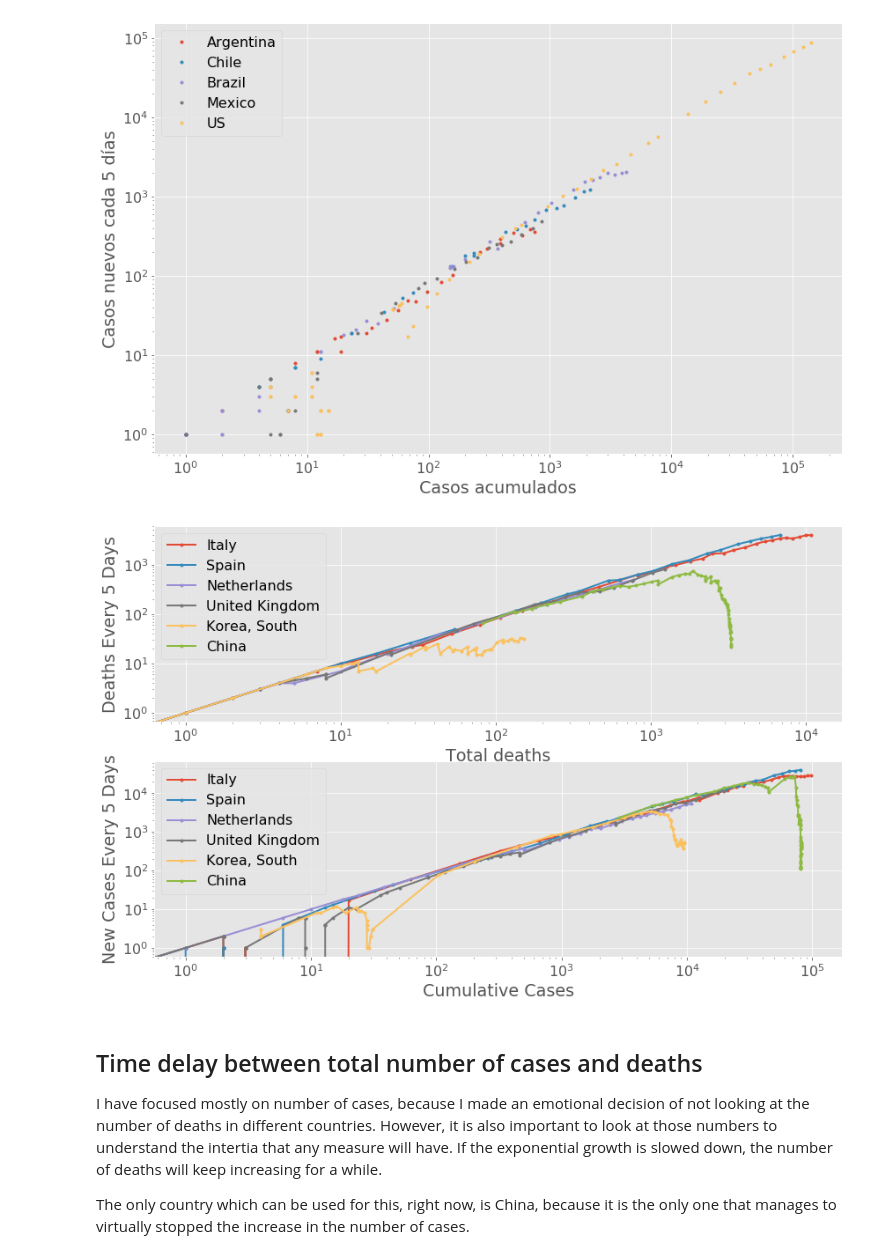
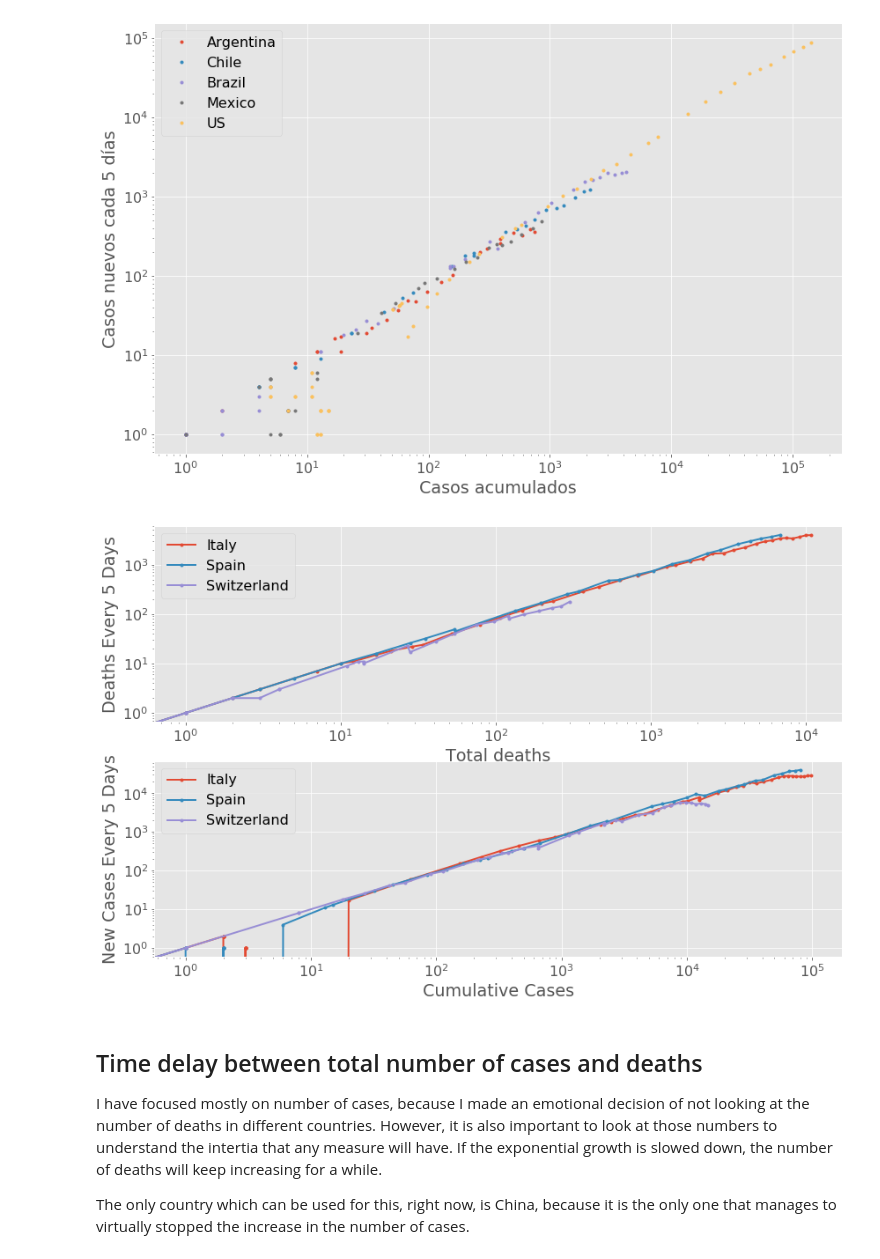
Before and after one commit to aquilesC/Covid-19-Jupyter-Notebook, a Jupyter notebook: Covid_Time_Series.ipynb, the cells around one changed output. Drawn from its saved outputs; the diff is of its cells as text; code cells hidden in the pictures.

Commit message:
Added Switzerland to plots

```diff
--- a/Covid_Time_Series.ipynb
+++ b/Covid_Time_Series.ipynb
@@ -366,7 +365,7 @@ if SAVE_FIGURES:
 # %% [output]
 [figure]
 # %%
-countries = ['Italy', 'Spain', 'Netherlands', 'Germany', 'Sweden', 'Denmark']
+countries = ['Italy', 'Spain', 'Netherlands', 'Germany', 'Sweden', 'Denmark', 'Switzerland']
 fig, ax = plt.subplots(1)
 for country in countries:
     ax.plot(sick_data[country], new_cases_5_days[country],  '.')
@@ -381,0 +381,12 @@ if SAVE_FIGURES:
+# %%
+countries = ['Italy', 'Spain', 'Switzerland']
+fig, ax = plt.subplots(1)
+for country in countries:
+    ax.plot(sick_data[country], new_cases_5_days[country],  '.')
+ax.set_ylabel('New Cases every 5 days')
+ax.set_xlabel('Cumulative Cases')
+ax.set_yscale('log')
+ax.set_xscale('log')
+ax.legend(countries)
+if SAVE_FIGURES:
+    plt.savefig('Figures/Europe_Ita_Spa_Swi_Log_Log_New_Cumulative_5_days.png')
@@ -420,25 +433,25 @@ if SAVE_FIGURES:
 # %% [output]
 [figure]
 # %%
-countries = ['Italy', 'Spain', 'Netherlands', 'United Kingdom', 'Korea, South', 'China']
+countries = ['Italy', 'Spain', 'Switzerland']
 fig, ax = plt.subplots(2, 1)
 for country in countries:
     ax[0].plot(deaths_data[country], new_deads_5_days[country],  '.-')
     ax[1].plot(sick_data[country], new_cases_5_days[country],  '.-')
 ax[0].set_ylabel('Deaths Every 5 Days')
 ax[0].set_xlabel('Total deaths')
 ax[0].set_yscale('log')
 ax[0].set_xscale('log')
 ax[0].legend(countries)
 ax[1].set_ylabel('New Cases Every 5 Days')
 ax[1].set_xlabel('Cumulative Cases')
 ax[1].set_yscale('log')
 ax[1].set_xscale('log')
 ax[1].legend(countries)
 if SAVE_FIGURES:
     plt.savefig('Figures/Europe_Deaths_Log_Log_New_Cumulative_5_days.png')
 # %% [output]
-[figure, old version]
+[figure, new version]
 # %% [markdown]
 ## Time delay between total number of cases and deaths
 I have focused mostly on number of cases, because I made an emotional decision of not looking at the number of deaths in different countries. However, it is also important to look at those numbers to understand the intertia that any measure will have. If the exponential growth is slowed down, the number of deaths will keep increasing for a while.
```
Also changed, not shown: parts of 3 cells of this notebook, 5 other files.
